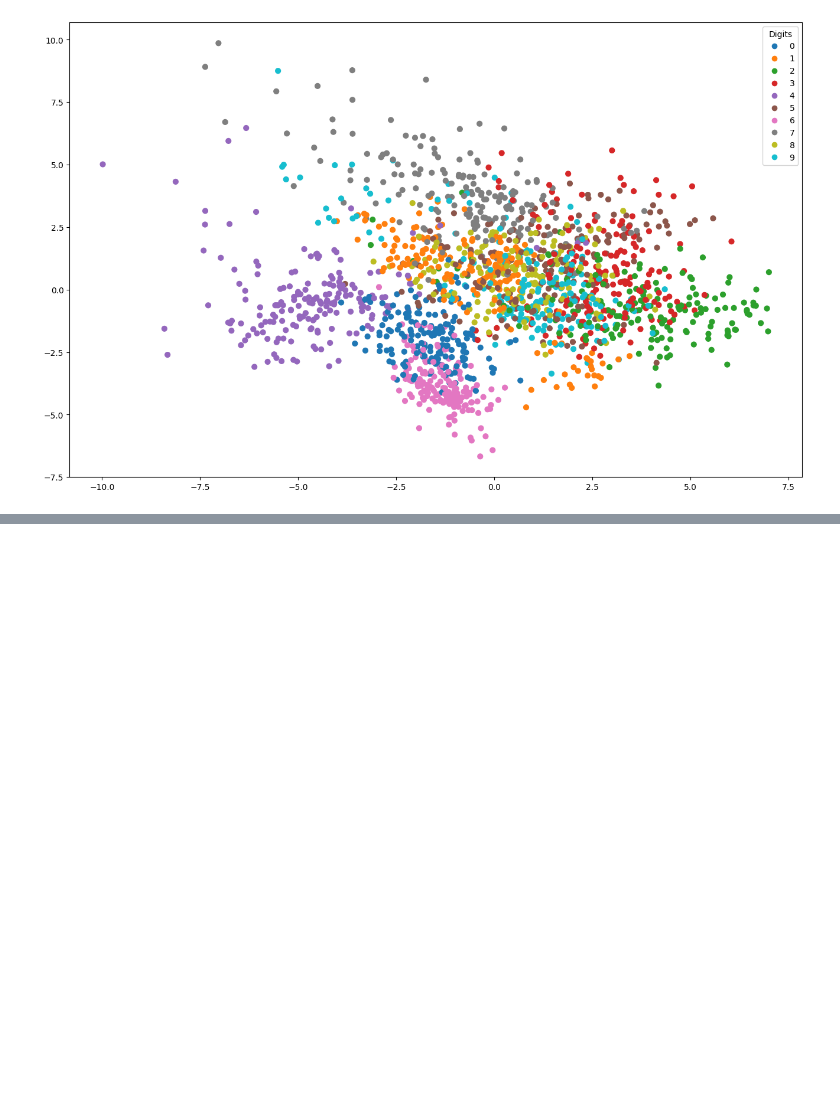
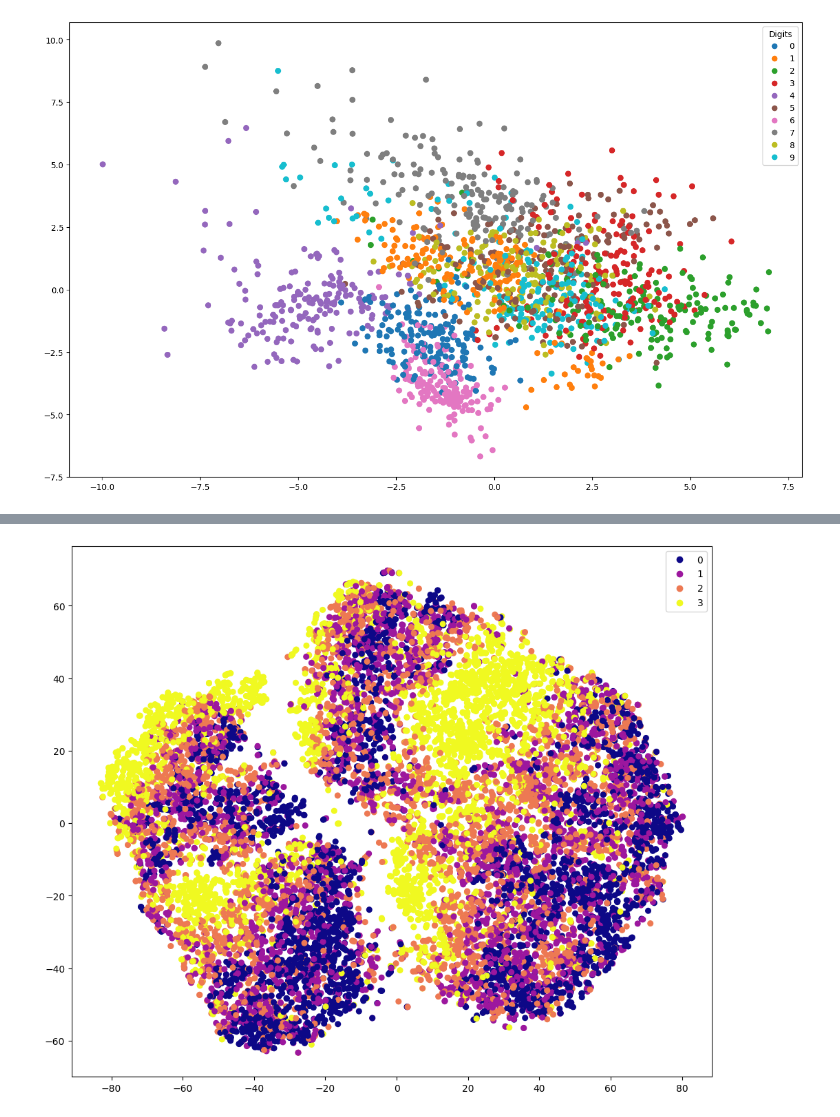
Before and after one commit to SeoYun-Y/study, a Jupyter notebook: multicampus_practice/20260518/04_t-SNE.ipynb, the cells around one changed output, grey strips where cells are left out. Cells and saved outputs as stored; diff of their text form; code cells hidden in the pictures; blank space fills up the shorter version.

```diff
--- a/multicampus_practice/20260518/04_t-SNE.ipynb
+++ b/multicampus_practice/20260518/04_t-SNE.ipynb
@@ -145,0 +207,8 @@ plt.show()
+# %%
+# 독립 / 종속 나눠준다
+x = df.drop(['gender','class'], axis = 1)
+y1 = df['class']
+y2 = df['gender']
+# %%
+# x 데이터를 스케일링
+x_std = StandardScaler().fit_transform(x)
@@ -145,0 +231,18 @@ plt.show()
+# %%
+tsne = TSNE(
+    n_components=2,
+    perplexity=40,
+    max_iter = 1000,
+    random_state=42
+)
+# %%
+x_tsne = tsne.fit_transform(x_std)
+# %%
+plt.figure(figsize=(12, 10))
+
+sc = plt.scatter(x_tsne[:, 0], x_tsne[:, 1], c = y1, cmap='plasma', s= 30)
+plt.legend(*sc.legend_elements())
+
+plt.show()
+# %% [output]
+[figure, added]
```
Also changed, not shown: parts of 11 cells of this notebook, 4 other files.
